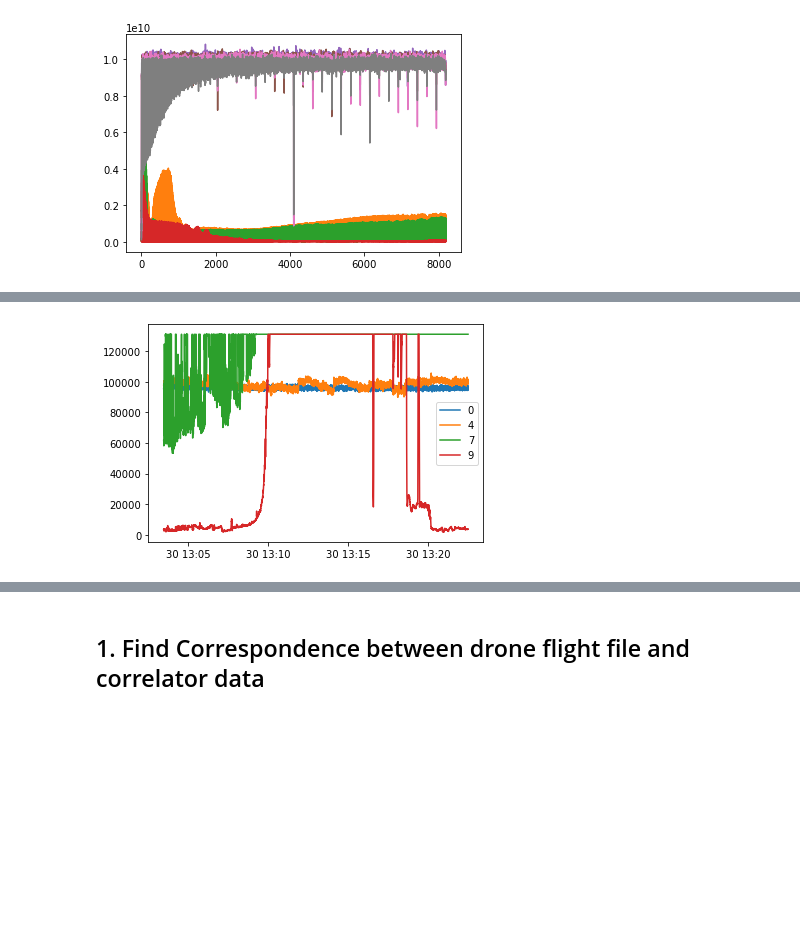
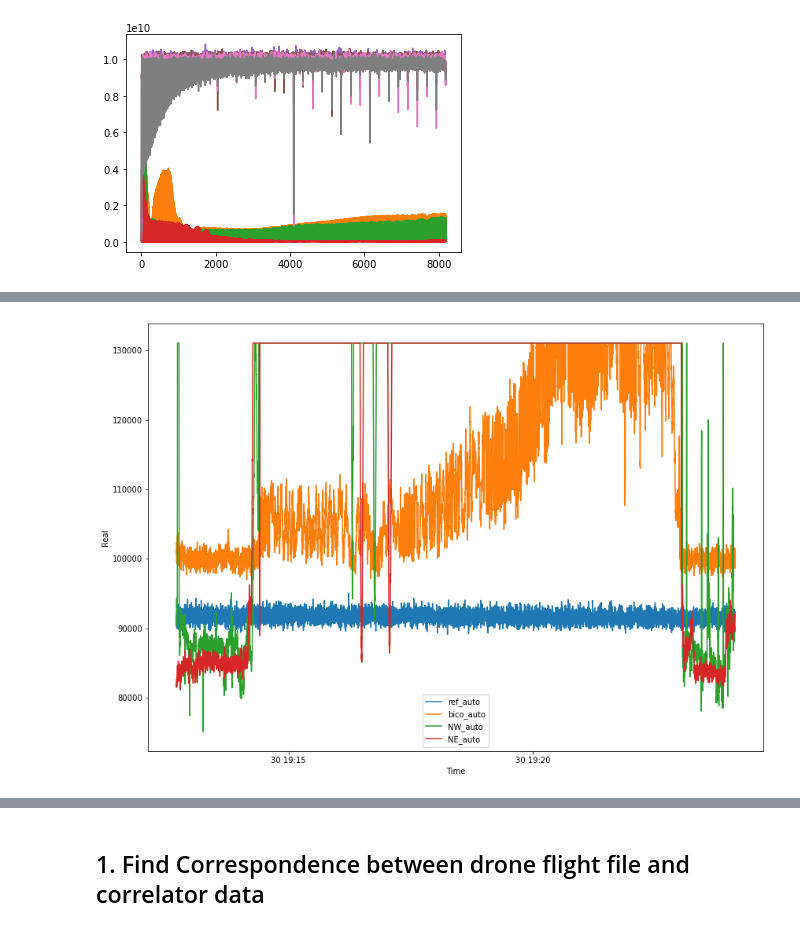
Before and after one commit to WrightLaboratory/DigitalNoiseSource, a Jupyter notebook: notebooks/LBN_DNS_GBO.ipynb, the cells around one changed output, grey strips where cells are left out. Saved outputs shown, nothing was run; the diff lists cells and outputs as text; code cells hidden in the pictures; blank space fills up the shorter version.

```diff
--- a/notebooks/LBN_DNS_GBO.ipynb
+++ b/notebooks/LBN_DNS_GBO.ipynb
@@ -238,14 +274,4 @@ plt.show()
 6 0.9831449918844312
 7 0.9702869658666529
 [figure]
-# %%
-# find channels with zero imag component, those are autos
-#f_ind = 500
-#for i in np.arange(0,36):
-#    print(i, fd['vis'][200,f_ind,i].imag)
-
-# autos from above, and crosses are everything else
-
-autos = [0,4,8,12,16,20,24,28]
-crosses = [item for item in np.arange(0,36) if item not in autos]
 # %%
@@ -290,8 +304,13 @@ plt.show()
 #corrdata=corr.Corr_Data_CRS_LBN(Data_Directory=datadir,Gain_Directory=gdir,
 #                            site_class=gbosite, vinputs=[1,2,3])
 
-corrdata=corr.Corr_Data(Data_Directory=datadir,Gain_Directory=gdir,
-                            site_class=gbosite, crs=True)
+#corrdata=corr.Corr_Data(Data_Directory=datadir,Gain_Directory=gdir,
+#                            site_class=gbosite, crs=True)
+
+corrdata=corr.Corr_Data(Data_Directory=datadir,
+                        Gain_Directory=gdir,site_class=gbosite,crs=True,fbounds=[1000,3500],
+                        Load_Gains=False,Apply_Gains=False,
+                        offset_time_samples=0) # offset time samples was 100
 
 # check time correspondence
 plot(dronedata.t_arr_datetime,label='drone')
@@ -331,21 +348,76 @@ plt.show()
 # %%
+f_ind = 2490
 for i in np.arange(0,10):
     print(i, np.median(corrdata.V[:,f_ind,i].imag))
 
 # autos are on 0,4,7,9
 # crosses are 1,2,3; 5, 6; 8
 
+# 0 ref, 1 bico, 2 NW, 3 NE inputs
+# after corrdata, index is:
+# inxin orig  new
+# 0x0 = 0 -> 0
+# 1x1 = 4 -> 4
+# 2x2 = 8 -> 7
+# 3x3 = 12 -> 9
+# 0x2 = 2 -> 2
+# 0x3 = 3 -> 3
+#1x4 = 7 (bico and empty)
+#2x3 = 9 -> 8 the cross between two pols
 
+usemap = [0,2,3,4,7,8,9]
+chnames = ['ref_auto',
+           'bico_cross',
+           'NW_cross',
+           'NE_cross',
+           'bico_auto',
+           '',
+           '',
+           'NW_auto',
+           'NWxNE',
+           'NE_auto']
+
+
+plt.figure(figsize=(14,10))
 for i in [0,4,7,9]:#np.arange(0,10):
-    plt.plot(corrdata.t_arr_datetime,corrdata.V[:,f_ind,i].real,label=str(i))#'real')
+    plt.plot(corrdata.t_arr_datetime,corrdata.V[:,f_ind,i].real,label=chnames[i])#'real')
     #plt.plot(corrdata.t_arr_datetime,corrdata.V[:,f_ind,i].imag,label='imag')
     plt.legend()
+plt.xlabel('Time')
+plt.ylabel('Real')
 plt.show()
 
-for i in [1,2,3,5,6,8]:#np.arange(0,10):
-    plt.plot(corrdata.t_arr_datetime,abs(corrdata.V[:,f_ind,i]),label=str(i))#'real')
+plt.figure(figsize=(14,10))
+for i in [2,3,8]:#np.arange(0,10):
+    plt.plot(corrdata.t_arr_datetime,corrdata.V[:,f_ind,i].real,label=chnames[i]+' Real')#'real')
+    plt.plot(corrdata.t_arr_datetime,corrdata.V[:,f_ind,i].imag,label=chnames[i]+' Imag')#'real')
     #plt.plot(corrdata.t_arr_datetime,corrdata.V[:,f_ind,i].imag,label='imag')
     plt.legend()
+plt.xlabel('Time')
+plt.ylabel('Real')
 plt.show()
+
+plt.figure(figsize=(14,10))
+for i in [2,3]:#np.arange(0,10):
+    #plt.plot(corrdata.t_arr_datetime,abs(corrdata.V[:,f_ind,i]),label=chnames[i])#'real')
+    plt.plot(corrdata.t_arr_datetime,corrdata.V[:,f_ind,i].imag,label='imag')
+    plt.legend()
+plt.xlabel('Time')
+plt.ylabel('Abs')
+plt.show()
+
+fig, ((ax1, ax2), (ax3, ax4)) = plt.subplots(nrows=2, ncols=2, sharex=True,figsize=(14,10))
+ax1.plot(dronedata.t_arr_datetime,dronedata.coords_xyz_LC[:,0])
+ax1.set_ylabel('X')
+
+ax2.plot(dronedata.t_arr_datetime,dronedata.coords_xyz_LC[:,1])
+ax2.set_ylabel('Y')
+
+ax3.plot(dronedata.t_arr_datetime,dronedata.coords_xyz_LC[:,2])
+ax3.set_ylabel('Z')
+
+ax4.plot(dronedata.t_arr_datetime,dronedata.yaw)
+ax4.set_ylabel('yaw')
+plt.show()
 # %% [output]
 0 0.0
@@ -360,2 +432,2 @@ plt.show()
 9 0.0
-[figure, old version]
+[figure, new version]
```
Also changed, not shown: parts of 24 cells of this notebook.
